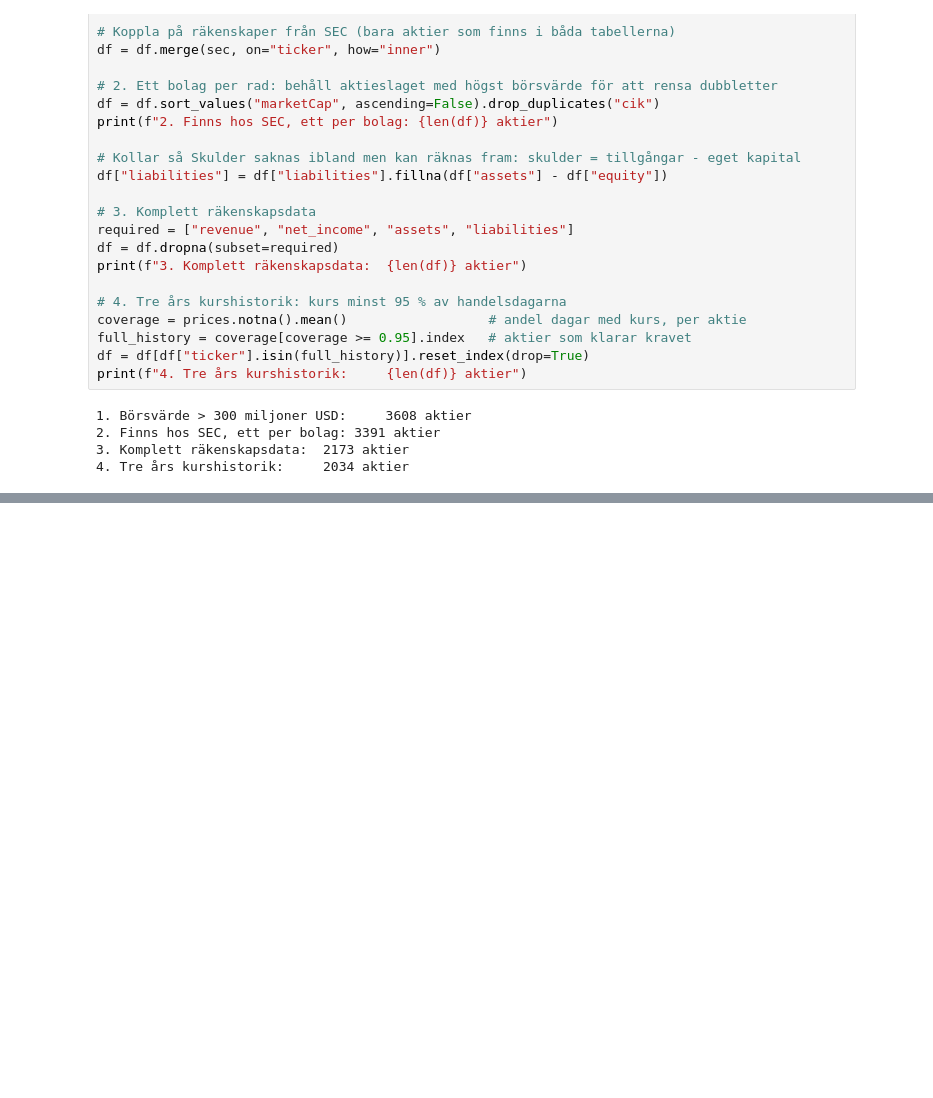
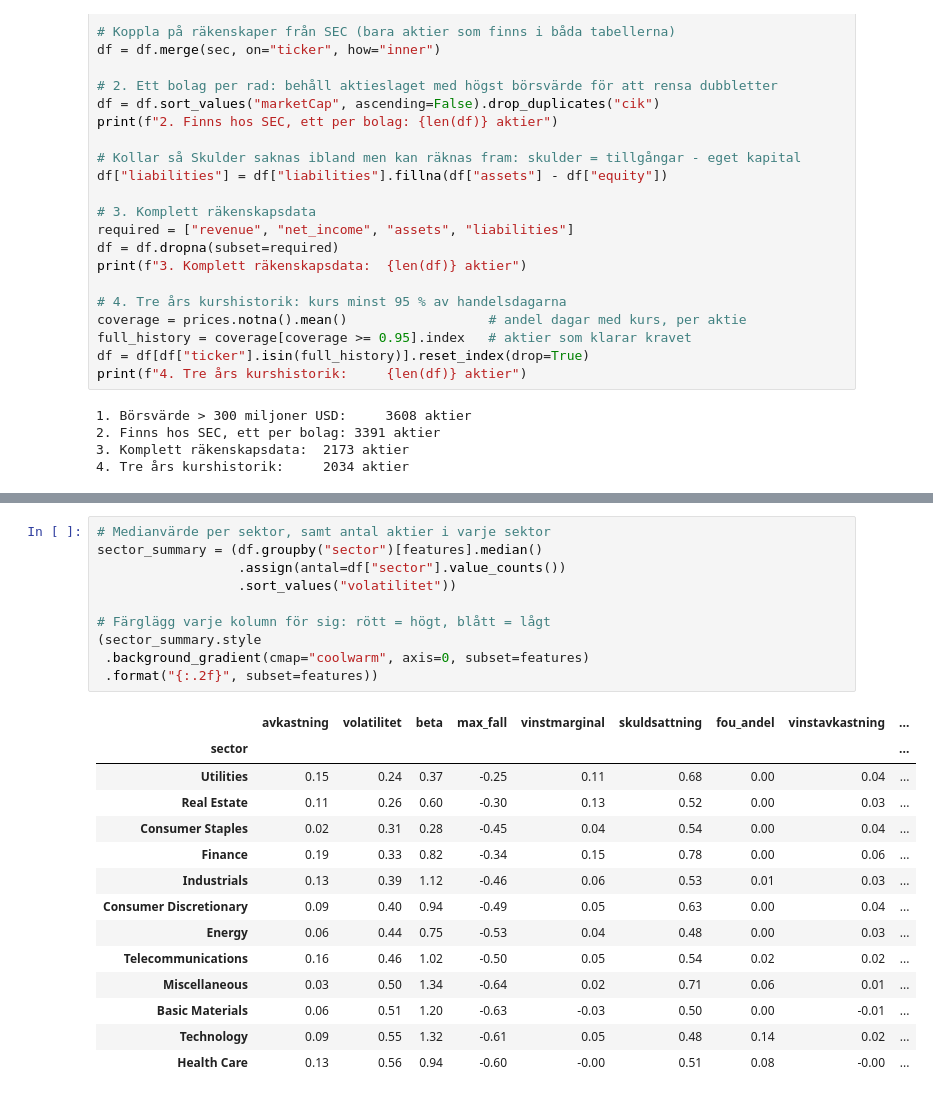
Before and after one commit to peter868686/Aktieklustring, a Jupyter notebook: notebooks/analys.ipynb, the cells around one changed output, grey strips where cells are left out. Cells and saved outputs as stored; diff of their text form; blank space fills up the shorter version.

```diff
--- a/notebooks/analys.ipynb
+++ b/notebooks/analys.ipynb
@@ -123,0 +343,25 @@ print(f"4. Tre års kurshistorik:     {len(df)} aktier")
+# %%
+# Medianvärde per sektor, samt antal aktier i varje sektor
+sector_summary = (df.groupby("sector")[features].median()
+                  .assign(antal=df["sector"].value_counts())
+                  .sort_values("volatilitet"))
+
+# Färglägg varje kolumn för sig: rött = högt, blått = lågt
+(sector_summary.style
+ .background_gradient(cmap="coolwarm", axis=0, subset=features)
+ .format("{:.2f}", subset=features))
+# %% [output]
+|  | avkastning | volatilitet | beta | max_fall | vinstmarginal | skuldsattning | fou_andel | vinstavkastning | ... |
+| sector |  |  |  |  |  |  |  |  | ... |
+| Utilities | 0.15 | 0.24 | 0.37 | -0.25 | 0.11 | 0.68 | 0.00 | 0.04 | ... |
+| Real Estate | 0.11 | 0.26 | 0.60 | -0.30 | 0.13 | 0.52 | 0.00 | 0.03 | ... |
+| Consumer Staples | 0.02 | 0.31 | 0.28 | -0.45 | 0.04 | 0.54 | 0.00 | 0.04 | ... |
+| Finance | 0.19 | 0.33 | 0.82 | -0.34 | 0.15 | 0.78 | 0.00 | 0.06 | ... |
+| Industrials | 0.13 | 0.39 | 1.12 | -0.46 | 0.06 | 0.53 | 0.01 | 0.03 | ... |
+| Consumer Discretionary | 0.09 | 0.40 | 0.94 | -0.49 | 0.05 | 0.63 | 0.00 | 0.04 | ... |
+| Energy | 0.06 | 0.44 | 0.75 | -0.53 | 0.04 | 0.48 | 0.00 | 0.03 | ... |
+| Telecommunications | 0.16 | 0.46 | 1.02 | -0.50 | 0.05 | 0.54 | 0.02 | 0.02 | ... |
+| Miscellaneous | 0.03 | 0.50 | 1.34 | -0.64 | 0.02 | 0.71 | 0.06 | 0.01 | ... |
+| Basic Materials | 0.06 | 0.51 | 1.20 | -0.63 | -0.03 | 0.50 | 0.00 | -0.01 | ... |
+| Technology | 0.09 | 0.55 | 1.32 | -0.61 | 0.05 | 0.48 | 0.14 | 0.02 | ... |
+| Health Care | 0.13 | 0.56 | 0.94 | -0.60 | -0.00 | 0.51 | 0.08 | -0.00 | ... |
```
Also changed, not shown: parts of 17 cells of this notebook.
